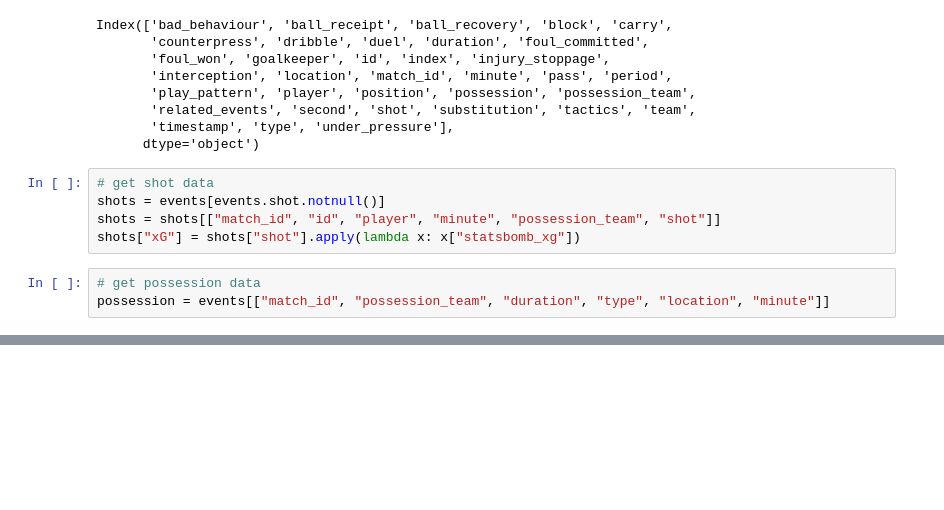
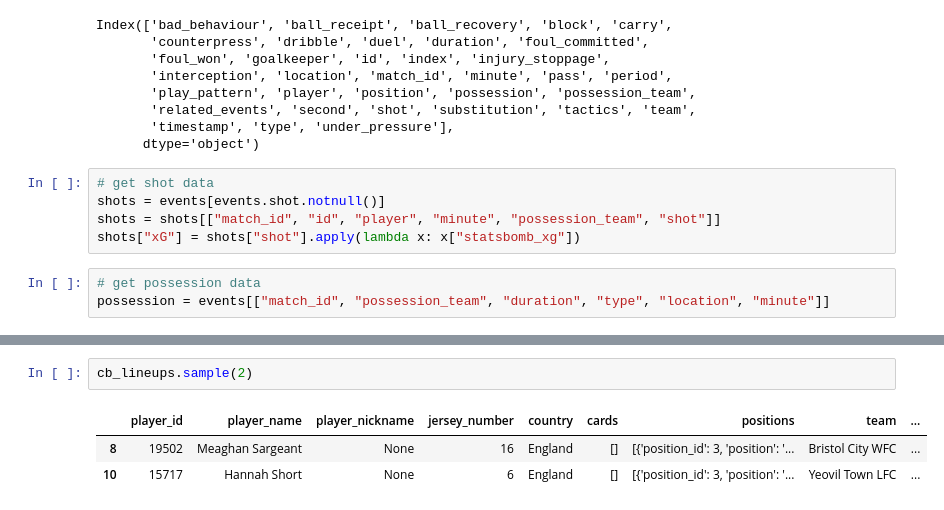
Before and after one commit to alexrhysbates/cb_efficiency, a Jupyter notebook: data/cb_dataset_prep.ipynb, the cells around one changed output, grey strips where cells are left out. Saved outputs shown, nothing was run; the diff lists cells and outputs as text; blank space fills up the shorter version.

```diff
--- a/data/cb_dataset_prep.ipynb
+++ b/data/cb_dataset_prep.ipynb
@@ -129,0 +137,6 @@ possession = events[["match_id", "possession_team", "duration", "type", "locatio
+# %%
+cb_lineups.sample(2)
+# %% [output]
+|  | player_id | player_name | player_nickname | jersey_number | country | cards | positions | team | ... |
+| 8 | 19502 | Meaghan Sargeant | None | 16 | England | [] | [{'position_id': 3, 'position': '... | Bristol City WFC | ... |
+| 10 | 15717 | Hannah Short | None | 6 | England | [] | [{'position_id': 3, 'position': '... | Yeovil Town LFC | ... |
```
Also changed, not shown: parts of 4 cells of this notebook.
